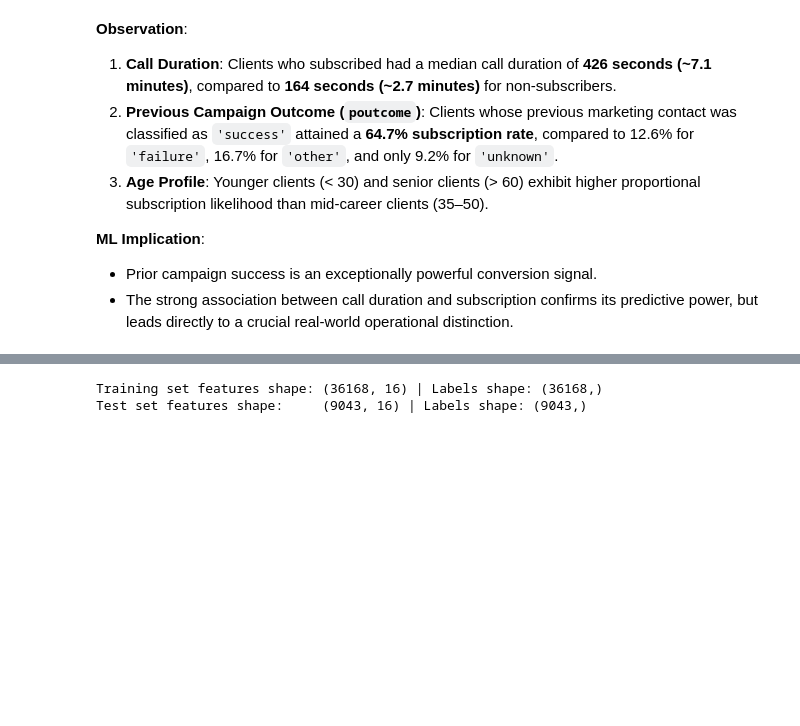
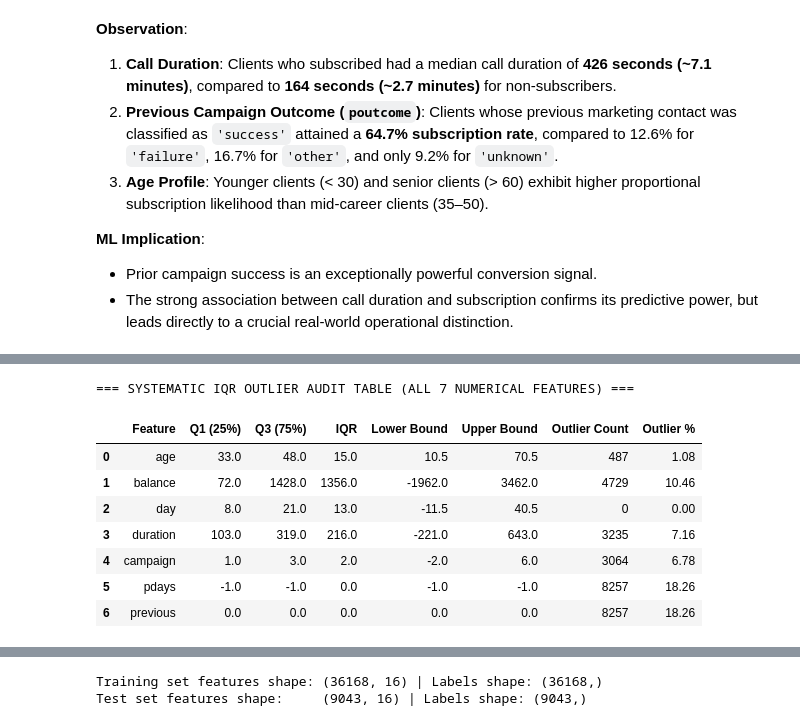
Before and after one commit to Ne-Ran/Machine-Learning-Capstone-Project, a Jupyter notebook: notebooks/classification.ipynb, the cells around one changed output, grey strips where cells are left out. Cells and saved outputs as stored; diff of their text form; code cells hidden in the pictures; blank space fills up the shorter version.

```diff
--- a/Notebooks/classification.ipynb
+++ b/notebooks/classification.ipynb
@@ -68,6 +78,10 @@ We locate and load `Data/classification/bank.csv` using standard `pd.read_csv()`
 # %%
 # Locate and load the verified genuine CSV dataset
-csv_path = os.path.join('..', 'data', 'Classification', 'bank.csv')
+csv_path = os.path.join('..', 'data', 'classification', 'bank.csv')
+if not os.path.exists(csv_path):
+    csv_path = os.path.join('data', 'classification', 'bank.csv')
+if not os.path.exists(csv_path):
+    csv_path = os.path.join('..', 'data', 'Classification', 'bank.csv')
 if not os.path.exists(csv_path):
     csv_path = os.path.join('data', 'Classification', 'bank.csv')
 
@@ -411,0 +450,39 @@ Passing `palette` without assigning `hue` is deprecated and will be removed in v
+# %%
+# Compile systematic IQR outlier audit table across all 7 numerical features
+outlier_records = []
+
+for col in num_cols:
+    q1 = df[col].quantile(0.25)
+    q3 = df[col].quantile(0.75)
+    iqr = q3 - q1
+    lower_bound = q1 - 1.5 * iqr
+    upper_bound = q3 + 1.5 * iqr
+
+    outliers = df[(df[col] < lower_bound) | (df[col] > upper_bound)]
+    outlier_count = len(outliers)
+    outlier_pct = (outlier_count / len(df)) * 100
+
+    outlier_records.append({
+        'Feature': col,
+        'Q1 (25%)': round(q1, 2),
+        'Q3 (75%)': round(q3, 2),
+        'IQR': round(iqr, 2),
+        'Lower Bound': round(lower_bound, 2),
+        'Upper Bound': round(upper_bound, 2),
+        'Outlier Count': outlier_count,
+        'Outlier %': round(outlier_pct, 2)
+    })
+
+outlier_audit_df = pd.DataFrame(outlier_records)
+print("=== SYSTEMATIC IQR OUTLIER AUDIT TABLE (ALL 7 NUMERICAL FEATURES) ===")
+display(outlier_audit_df)
+# %% [output]
+=== SYSTEMATIC IQR OUTLIER AUDIT TABLE (ALL 7 NUMERICAL FEATURES) ===
+|  | Feature | Q1 (25%) | Q3 (75%) | IQR | Lower Bound | Upper Bound | Outlier Count | Outlier % |
+| 0 | age | 33.0 | 48.0 | 15.0 | 10.5 | 70.5 | 487 | 1.08 |
+| 1 | balance | 72.0 | 1428.0 | 1356.0 | -1962.0 | 3462.0 | 4729 | 10.46 |
+| 2 | day | 8.0 | 21.0 | 13.0 | -11.5 | 40.5 | 0 | 0.00 |
+| 3 | duration | 103.0 | 319.0 | 216.0 | -221.0 | 643.0 | 3235 | 7.16 |
+| 4 | campaign | 1.0 | 3.0 | 2.0 | -2.0 | 6.0 | 3064 | 6.78 |
+| 5 | pdays | -1.0 | -1.0 | 0.0 | -1.0 | -1.0 | 8257 | 18.26 |
+| 6 | previous | 0.0 | 0.0 | 0.0 | 0.0 | 0.0 | 8257 | 18.26 |
```
Also changed, not shown: parts of 31 cells of this notebook, 7 other files.
